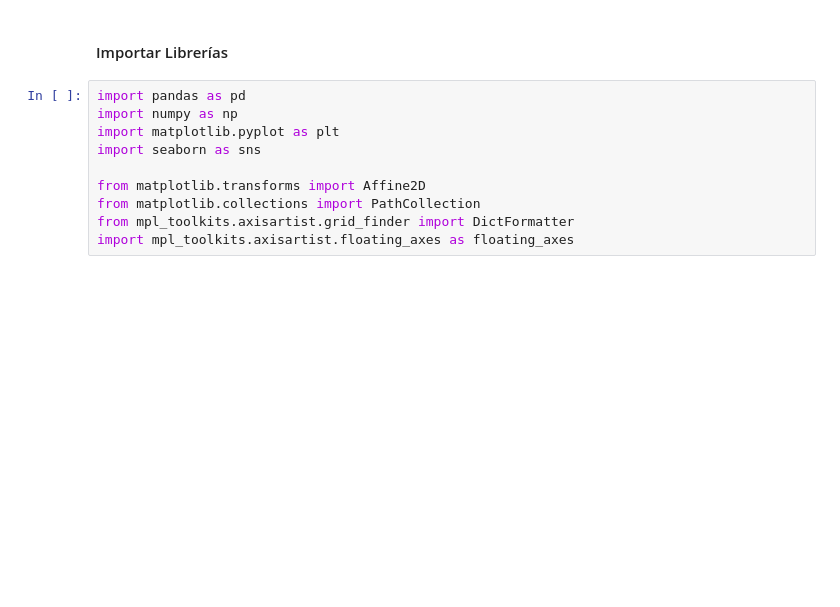
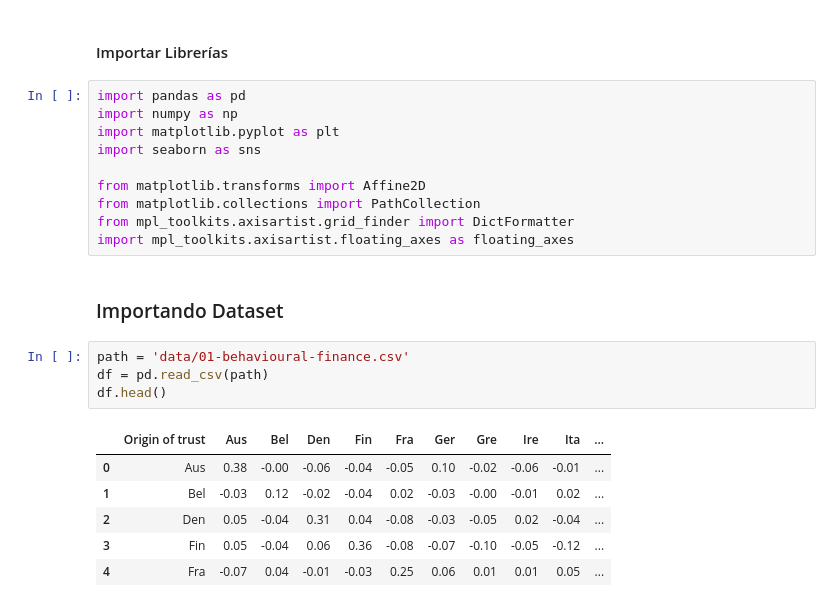
Before and after one commit to ctobar96/Los-buenos-ejemplos-se-copian, a Jupyter notebook: Grafico.ipynb, the cells around one changed output. Saved outputs shown, nothing was run; the diff lists cells and outputs as text; blank space fills up the shorter version.

```diff
--- a/Grafico.ipynb
+++ b/Grafico.ipynb
@@ -25,3 +32,16 @@ from matplotlib.transforms import Affine2D
 from matplotlib.collections import PathCollection
 from mpl_toolkits.axisartist.grid_finder import DictFormatter
 import mpl_toolkits.axisartist.floating_axes as floating_axes
+# %% [markdown]
+### Importando Dataset
+# %%
+path = 'data/01-behavioural-finance.csv'
+df = pd.read_csv(path)
+df.head()
+# %% [output]
+|  | Origin of trust | Aus | Bel | Den | Fin | Fra | Ger | Gre | Ire | Ita | ... |
+| 0 | Aus | 0.38 | -0.00 | -0.06 | -0.04 | -0.05 | 0.10 | -0.02 | -0.06 | -0.01 | ... |
+| 1 | Bel | -0.03 | 0.12 | -0.02 | -0.04 | 0.02 | -0.03 | -0.00 | -0.01 | 0.02 | ... |
+| 2 | Den | 0.05 | -0.04 | 0.31 | 0.04 | -0.08 | -0.03 | -0.05 | 0.02 | -0.04 | ... |
+| 3 | Fin | 0.05 | -0.04 | 0.06 | 0.36 | -0.08 | -0.07 | -0.10 | -0.05 | -0.12 | ... |
+| 4 | Fra | -0.07 | 0.04 | -0.01 | -0.03 | 0.25 | 0.06 | 0.01 | 0.01 | 0.05 | ... |
```
Also changed, not shown: parts of 14 cells of this notebook.
